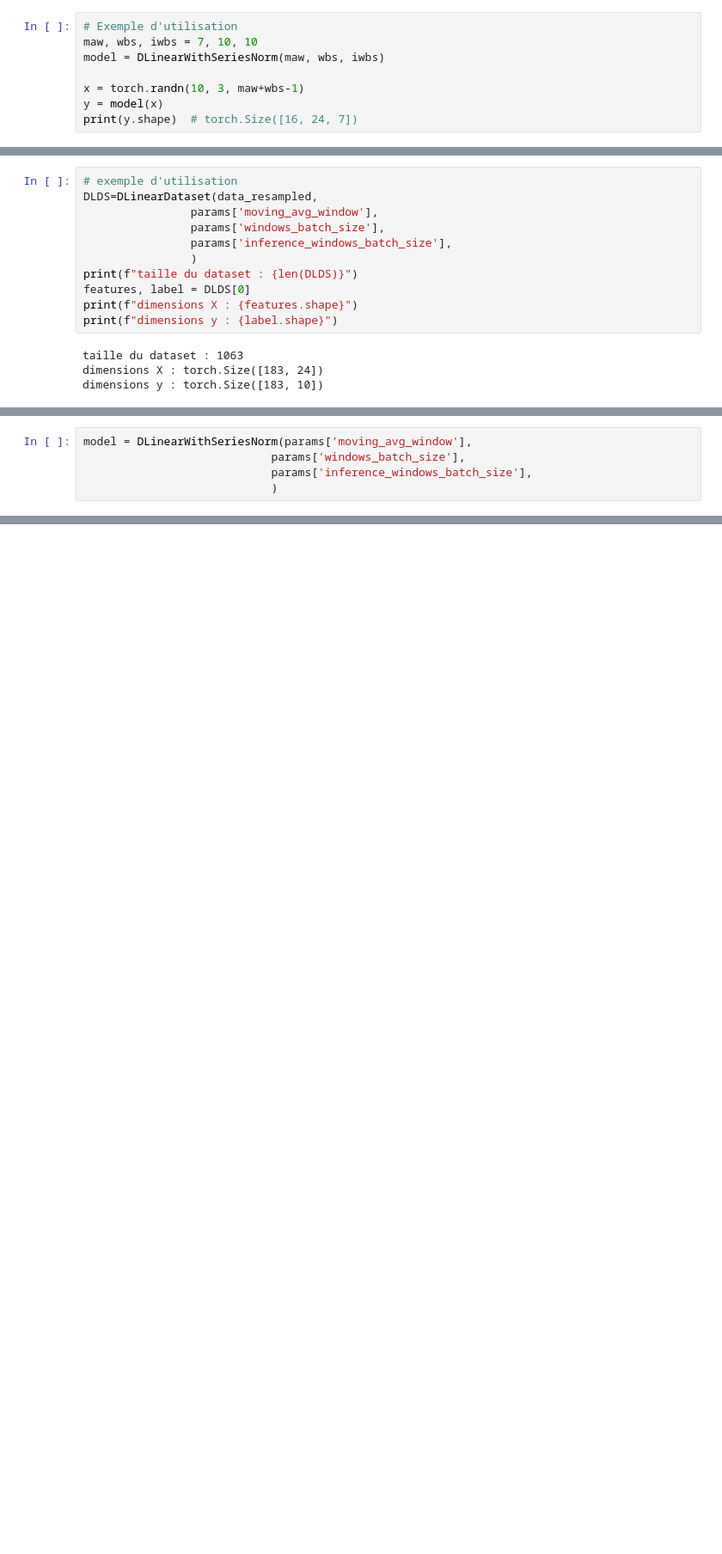
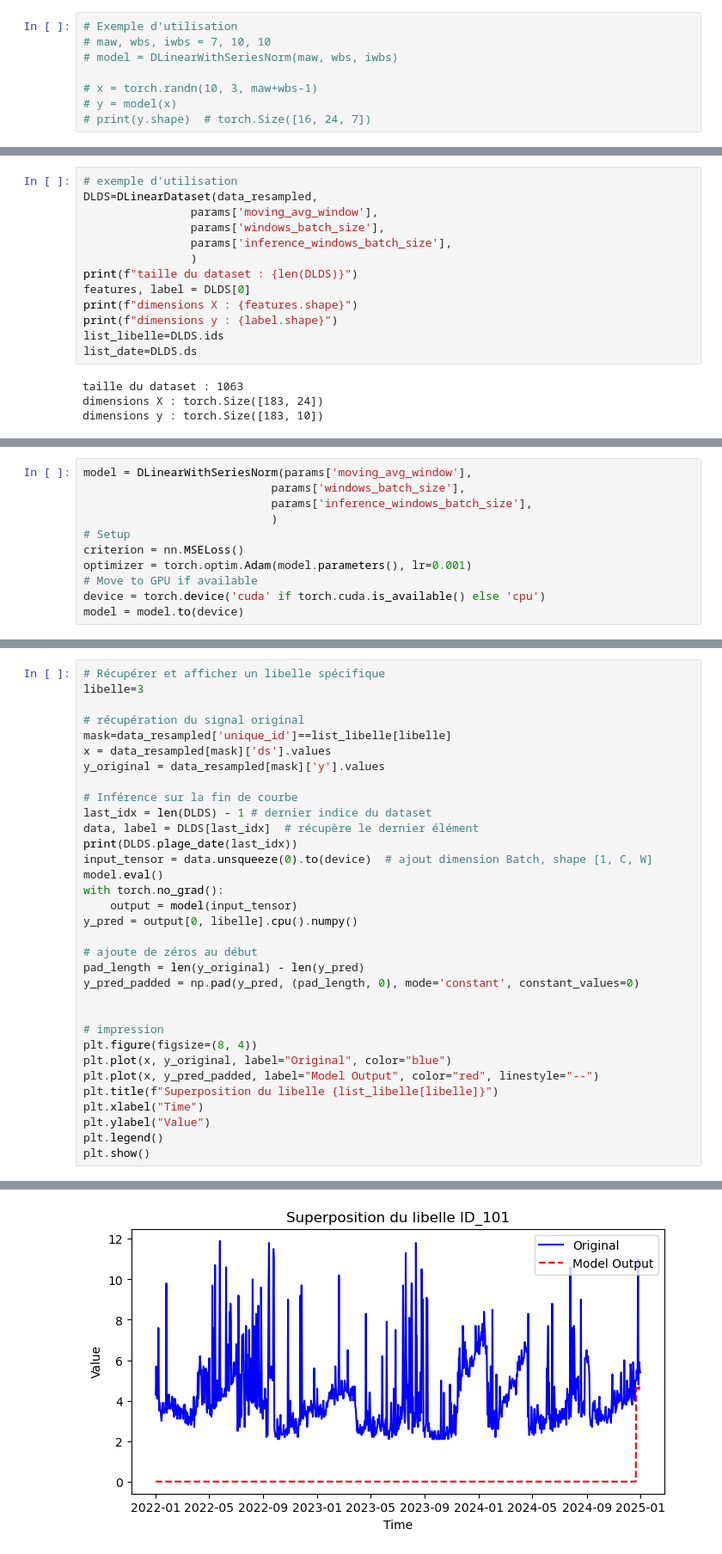
Before and after one commit to montagneForEver/ML_consommation_eau, a Jupyter notebook: DLinear.ipynb, the cells around one changed output, grey strips where cells are left out. Shown at 86% size. Drawn from its saved outputs; the diff is of its cells as text; blank space fills up the shorter version.

Commit message:
DLinear continue

```diff
--- a/DLinear.ipynb
+++ b/DLinear.ipynb
@@ -302,12 +311,12 @@ class DLinearWithSeriesNorm(nn.Module):
         return y
 # %%
 # Exemple d'utilisation
-maw, wbs, iwbs = 7, 10, 10
-model = DLinearWithSeriesNorm(maw, wbs, iwbs)
+# maw, wbs, iwbs = 7, 10, 10
+# model = DLinearWithSeriesNorm(maw, wbs, iwbs)
 
-x = torch.randn(10, 3, maw+wbs-1)
-y = model(x)
-print(y.shape)  # torch.Size([16, 24, 7])
+# x = torch.randn(10, 3, maw+wbs-1)
+# y = model(x)
+# print(y.shape)  # torch.Size([16, 24, 7])
 # %% [output]
 torch.Size([10, 3, 10])
 # %% [markdown]
@@ -323,6 +332,8 @@ print(f"taille du dataset : {len(DLDS)}")
 features, label = DLDS[0]
 print(f"dimensions X : {features.shape}")
 print(f"dimensions y : {label.shape}")
+list_libelle=DLDS.ids
+list_date=DLDS.ds
 # %% [output]
 taille du dataset : 1063
 dimensions X : torch.Size([183, 24])
@@ -354,3 +383,9 @@ model = DLinearWithSeriesNorm(params['moving_avg_window'],
                             params['windows_batch_size'],
                             params['inference_windows_batch_size'],
                             )
+# Setup
+criterion = nn.MSELoss()
+optimizer = torch.optim.Adam(model.parameters(), lr=0.001)
+# Move to GPU if available
+device = torch.device('cuda' if torch.cuda.is_available() else 'cpu')
+model = model.to(device)
@@ -356,0 +457,34 @@ model = DLinearWithSeriesNorm(params['moving_avg_window'],
+# %%
+# Récupérer et afficher un libelle spécifique
+libelle=3
+
+# récupération du signal original
+mask=data_resampled['unique_id']==list_libelle[libelle]
+x = data_resampled[mask]['ds'].values
+y_original = data_resampled[mask]['y'].values
+
+# Inférence sur la fin de courbe
+last_idx = len(DLDS) - 1 # dernier indice du dataset
+data, label = DLDS[last_idx]  # récupère le dernier élément
+print(DLDS.plage_date(last_idx))
+input_tensor = data.unsqueeze(0).to(device)  # ajout dimension Batch, shape [1, C, W]
+model.eval()
+with torch.no_grad():
+    output = model(input_tensor)
+y_pred = output[0, libelle].cpu().numpy()
+
+# ajoute de zéros au début
+pad_length = len(y_original) - len(y_pred)
+y_pred_padded = np.pad(y_pred, (pad_length, 0), mode='constant', constant_values=0)
+
+
+# impression
+plt.figure(figsize=(8, 4))
+plt.plot(x, y_original, label="Original", color="blue")
+plt.plot(x, y_pred_padded, label="Model Output", color="red", linestyle="--")
+plt.title(f"Superposition du libelle {list_libelle[libelle]}")
+plt.xlabel("Time")
+plt.ylabel("Value")
+plt.legend()
+plt.show()
+# %% [output]
@@ -356,0 +508 @@ model = DLinearWithSeriesNorm(params['moving_avg_window'],
+[figure, added]
```
Also changed, not shown: parts of 11 cells of this notebook.
